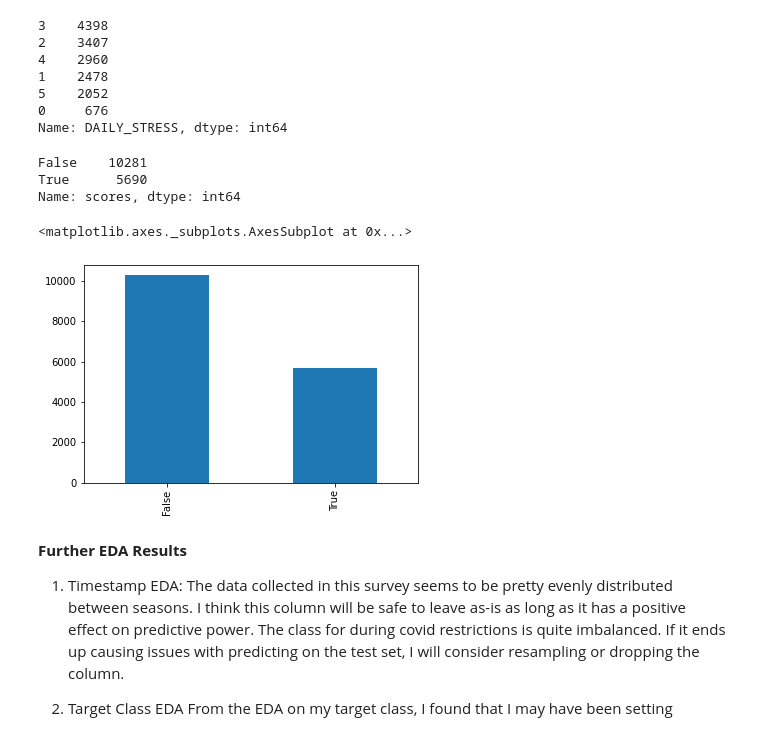
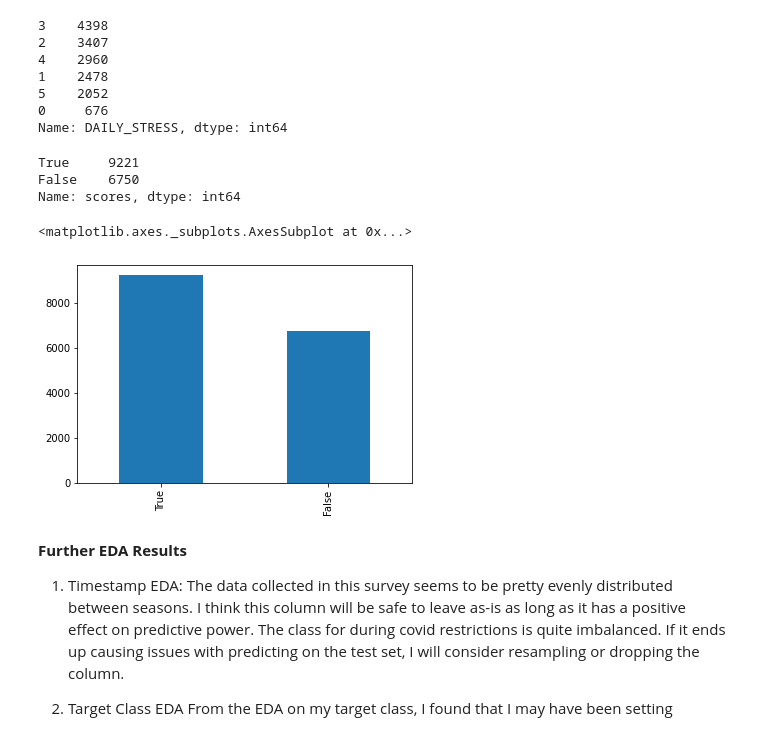
Before and after one commit to ishankaul1/failed_ml_project_lol, a Jupyter notebook: Assignment1.ipynb, the cells around one changed output. Saved outputs shown, nothing was run; the diff lists cells and outputs as text; code cells hidden in the pictures.

```diff
--- a/Assignment1.ipynb
+++ b/Assignment1.ipynb
@@ -315,25 +315,25 @@ Name: DAILY_STRESS, dtype: int64
 # %%
 def daily_shout_and_stress_to_is_mentally_healthy_revised(shout_list, stress_list):
   result = []
   for (shout, stress) in zip(shout_list, stress_list):
-    result.append(shout < 5 and stress < 3)
+    result.append(shout > 2 or stress > 3) #
   return result
 
 shout = wellbeing_data['DAILY_SHOUTING']
 stress = wellbeing_data['DAILY_STRESS']
 
 health_scores = daily_shout_and_stress_to_is_mentally_healthy_revised(shout, stress)
 health_scores_df = pd.DataFrame()
 health_scores_df['scores'] = health_scores
 
 display(health_scores_df['scores'].value_counts())
 display(health_scores_df['scores'].value_counts().plot(kind='bar'))
 # %% [output]
-False    10281
-True      5690
+True     9221
+False    6750
 Name: scores, dtype: int64
 <matplotlib.axes._subplots.AxesSubplot at 0x...>
-[figure, old version]
+[figure, new version]
 # %% [markdown]
 **Further EDA Results**
 
```
Also changed, not shown: parts of 28 cells of this notebook.
